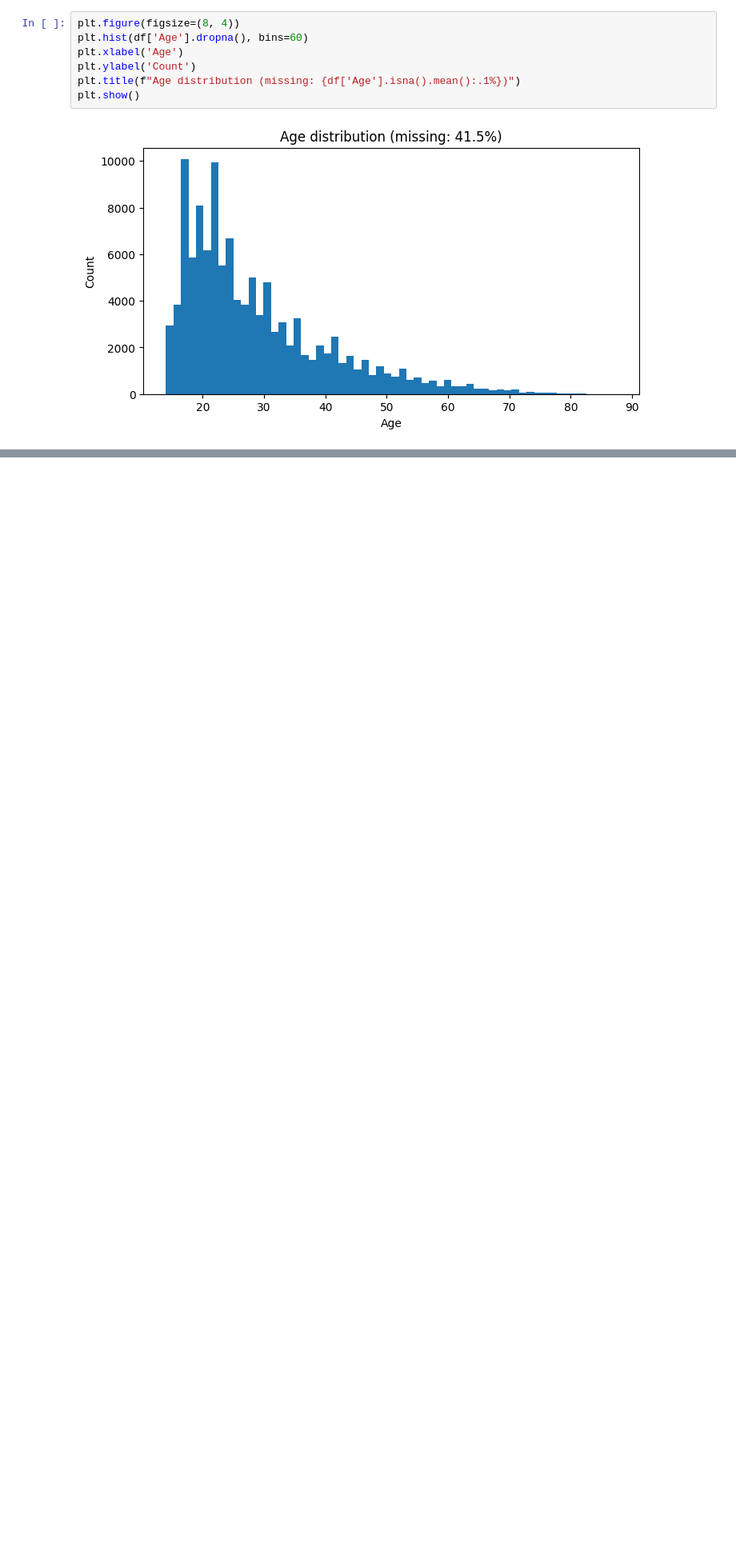
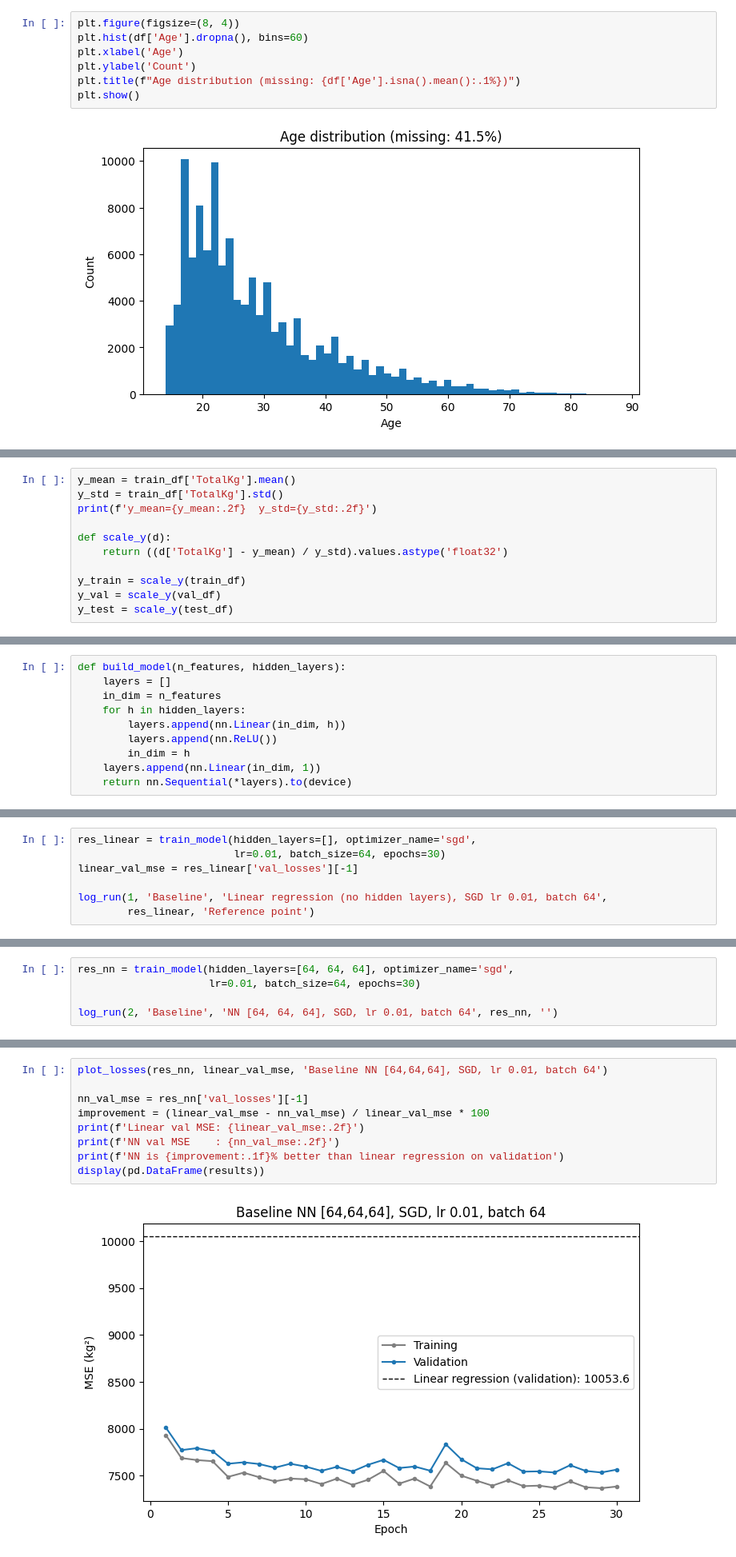
Before and after one commit to AmalKhairalla/OPL-Insights, a Jupyter notebook: notebooks/DS330_P1_OPL_Insights.ipynb, the cells around one changed output, grey strips where cells are left out. Shown at 80% size. Cells and saved outputs as stored; diff of their text form; blank space fills up the shorter version.

```diff
--- a/notebooks/DS330_P1_OPL_Insights.ipynb
+++ b/notebooks/DS330_P1_OPL_Insights.ipynb
@@ -632,0 +745,11 @@ plt.show()
+# %%
+y_mean = train_df['TotalKg'].mean()
+y_std = train_df['TotalKg'].std()
+print(f'y_mean={y_mean:.2f}  y_std={y_std:.2f}')
+
+def scale_y(d):
+    return ((d['TotalKg'] - y_mean) / y_std).values.astype('float32')
+
+y_train = scale_y(train_df)
+y_val = scale_y(val_df)
+y_test = scale_y(test_df)
@@ -632,0 +790,10 @@ plt.show()
+# %%
+def build_model(n_features, hidden_layers):
+    layers = []
+    in_dim = n_features
+    for h in hidden_layers:
+        layers.append(nn.Linear(in_dim, h))
+        layers.append(nn.ReLU())
+        in_dim = h
+    layers.append(nn.Linear(in_dim, 1))
+    return nn.Sequential(*layers).to(device)
@@ -632,0 +900,7 @@ plt.show()
+# %%
+res_linear = train_model(hidden_layers=[], optimizer_name='sgd',
+                         lr=0.01, batch_size=64, epochs=30)
+linear_val_mse = res_linear['val_losses'][-1]
+
+log_run(1, 'Baseline', 'Linear regression (no hidden layers), SGD lr 0.01, batch 64',
+        res_linear, 'Reference point')
@@ -632,0 +934,5 @@ plt.show()
+# %%
+res_nn = train_model(hidden_layers=[64, 64, 64], optimizer_name='sgd',
+                     lr=0.01, batch_size=64, epochs=30)
+
+log_run(2, 'Baseline', 'NN [64, 64, 64], SGD, lr 0.01, batch 64', res_nn, '')
@@ -632,0 +952,11 @@ plt.show()
+# %%
+plot_losses(res_nn, linear_val_mse, 'Baseline NN [64,64,64], SGD, lr 0.01, batch 64')
+
+nn_val_mse = res_nn['val_losses'][-1]
+improvement = (linear_val_mse - nn_val_mse) / linear_val_mse * 100
+print(f'Linear val MSE: {linear_val_mse:.2f}')
+print(f'NN val MSE    : {nn_val_mse:.2f}')
+print(f'NN is {improvement:.1f}% better than linear regression on validation')
+display(pd.DataFrame(results))
+# %% [output]
+[figure, added]
```
Also changed, not shown: parts of 35 cells of this notebook.
